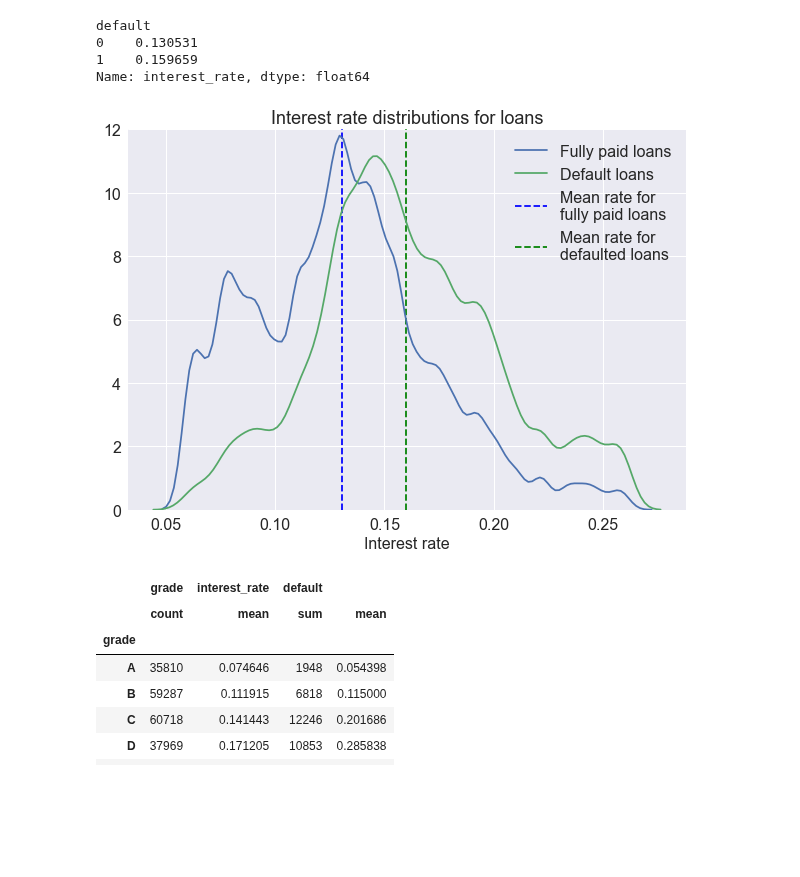
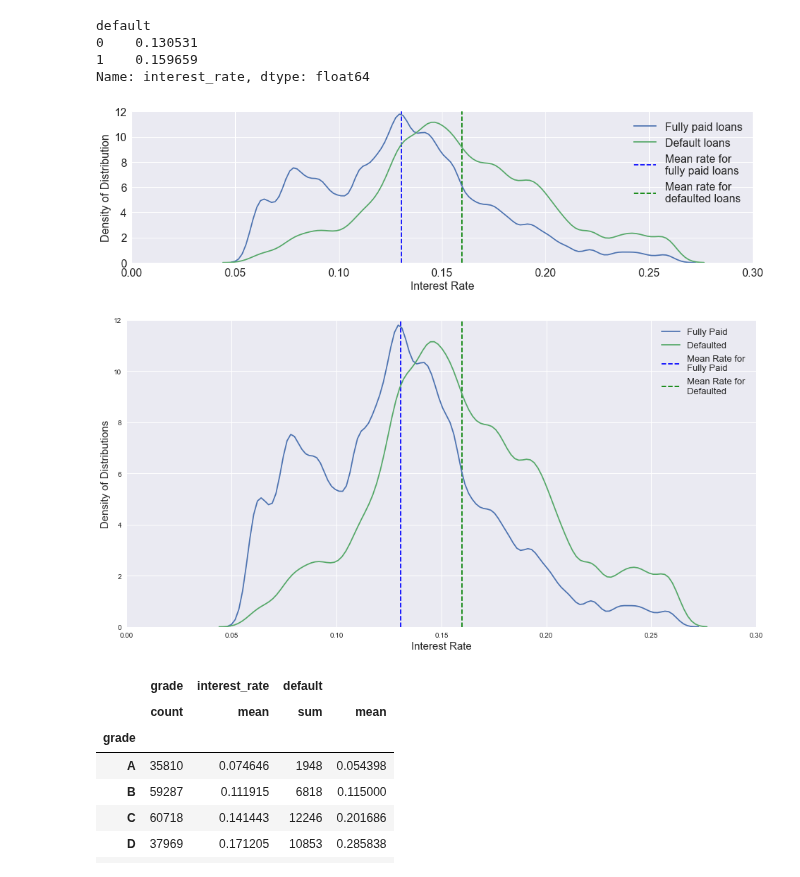
Before and after one commit to bhavenp/209A-FinalProject, a Jupyter notebook: bhaven/milestone3_work.ipynb, the cells around one changed output. Cells and saved outputs as stored; diff of their text form; code cells hidden in the pictures; blank space fills up the shorter version.

Commit message:
updated work for milestone 3 report

```diff
--- a/bhaven/milestone3_work.ipynb
+++ b/bhaven/milestone3_work.ipynb
@@ -163,27 +167,47 @@ default
 1    0.159659
 Name: interest_rate, dtype: float64
 # %%
-fig = plt.figure(figsize=(10,7));
+fig = plt.figure(figsize=(16,4));
 ax = plt.subplot(1,1,1);
 f_size=16;
 
-ax.set_xlabel('Interest rate', fontsize= f_size);
-ax.set_title('Interest rate distributions for loans', fontsize=18)
+ax.set_xlabel('Interest Rate', fontsize= f_size);
+ax.set_ylabel('Density of Distribution', fontsize= f_size);
+#ax.set_title('Interest rate distributions for loans', fontsize=18)
 
 ax.tick_params(labelsize=f_size);
 
 sns.kdeplot(loans_2014_all_done.loc[loans_2014_all_done.default == 0, 'interest_rate'], label='Fully paid loans', ax=ax)
 ax.vlines(x=loans_2014_all_done_intRate_gb.interest_rate[0], ymin=0, ymax=12, colors='b', linestyles='dashed', label="Mean rate for \nfully paid loans")
 
 sns.kdeplot(loans_2014_all_done.loc[loans_2014_all_done.default == 1, 'interest_rate'], label='Default loans', ax=ax)
 ax.vlines(x=loans_2014_all_done_intRate_gb.interest_rate[1], ymin=0, ymax=12, colors='g', linestyles='dashed', label="Mean rate for \ndefaulted loans")
 ax.set_ylim(bottom=0, top=12);
 ax.legend(loc='best', fontsize=f_size);
 
+plt.xlim(0, 0.3)
+
 # plt.show()
-plt.savefig('Interest_rate_distrb_for_loans.pdf');
+plt.savefig('Interest_rate_distrb_for_loans.png', bbox_inches='tight');
 # %% [output]
-[figure, old version]
+[figure, new version]
+# %%
+#hugo added this so he could format plot for milestone report
+sns.set(rc={'figure.figsize':(16,8)})
+sns.kdeplot(loans_2014_all_done.loc[loans_2014_all_done.default == 0, 'interest_rate'], label='Fully Paid');
+sns.kdeplot(loans_2014_all_done.loc[loans_2014_all_done.default == 1, 'interest_rate'], label='Defaulted');
+
+plt.vlines(x=loans_2014_all_done_intRate_gb.interest_rate[0], ymin=0, ymax=12, colors='b', linestyles='dashed', label="Mean Rate for \nFully Paid")
+plt.vlines(x=loans_2014_all_done_intRate_gb.interest_rate[1], ymin=0, ymax=12, colors='g', linestyles='dashed', label="Mean Rate for \nDefaulted")
+
+plt.ylim(0, 12)
+plt.xlim(0, 0.3);
+plt.xlabel('Interest Rate', size = 15);
+plt.ylabel('Density of Distributions', size = 15);
+plt.legend(prop={'size': 13});
+plt.savefig('different_interest_rate_distributions.png', bbox_inches='tight')
+# %% [output]
+[figure, added]
 # %%
 loans_2014_all_done_grade_gb = loans_2014_all_done.groupby("grade").agg({
     'grade': ['count'],
```
Also changed, not shown: parts of 5 cells of this notebook, 7 other files.
